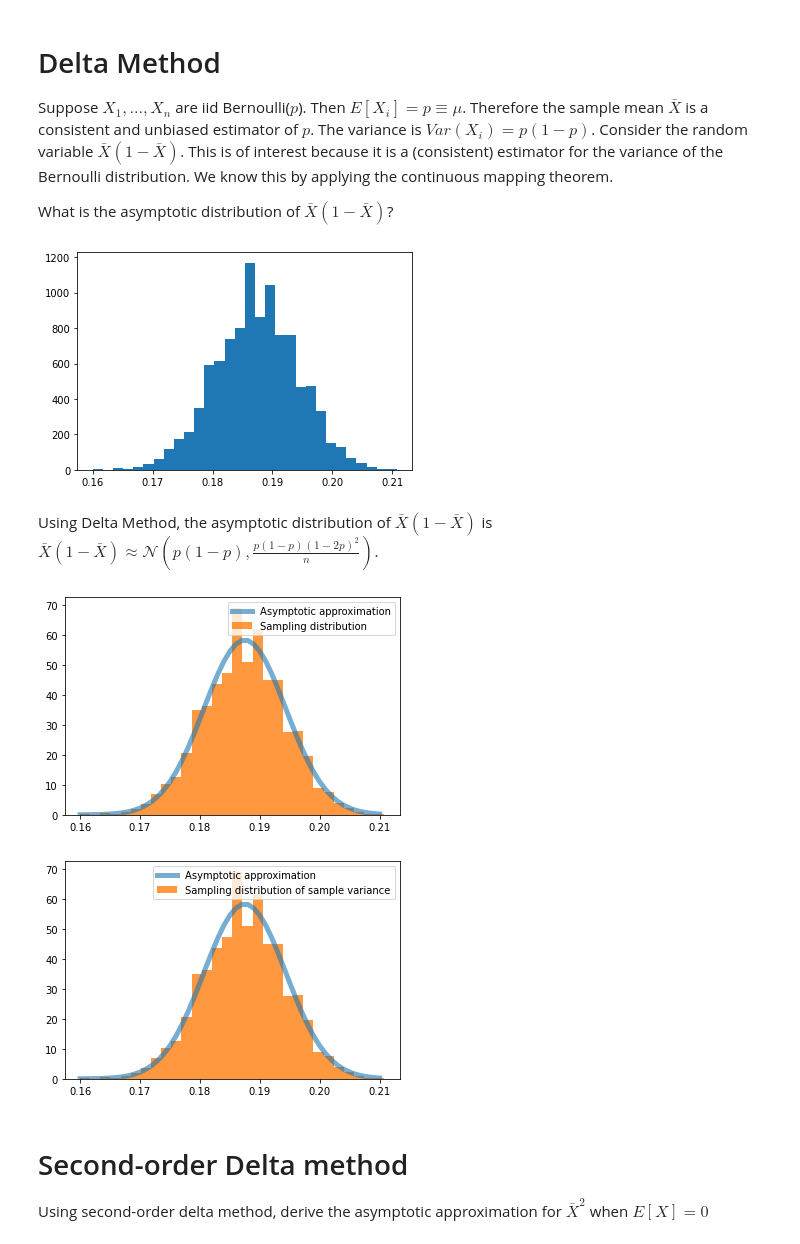
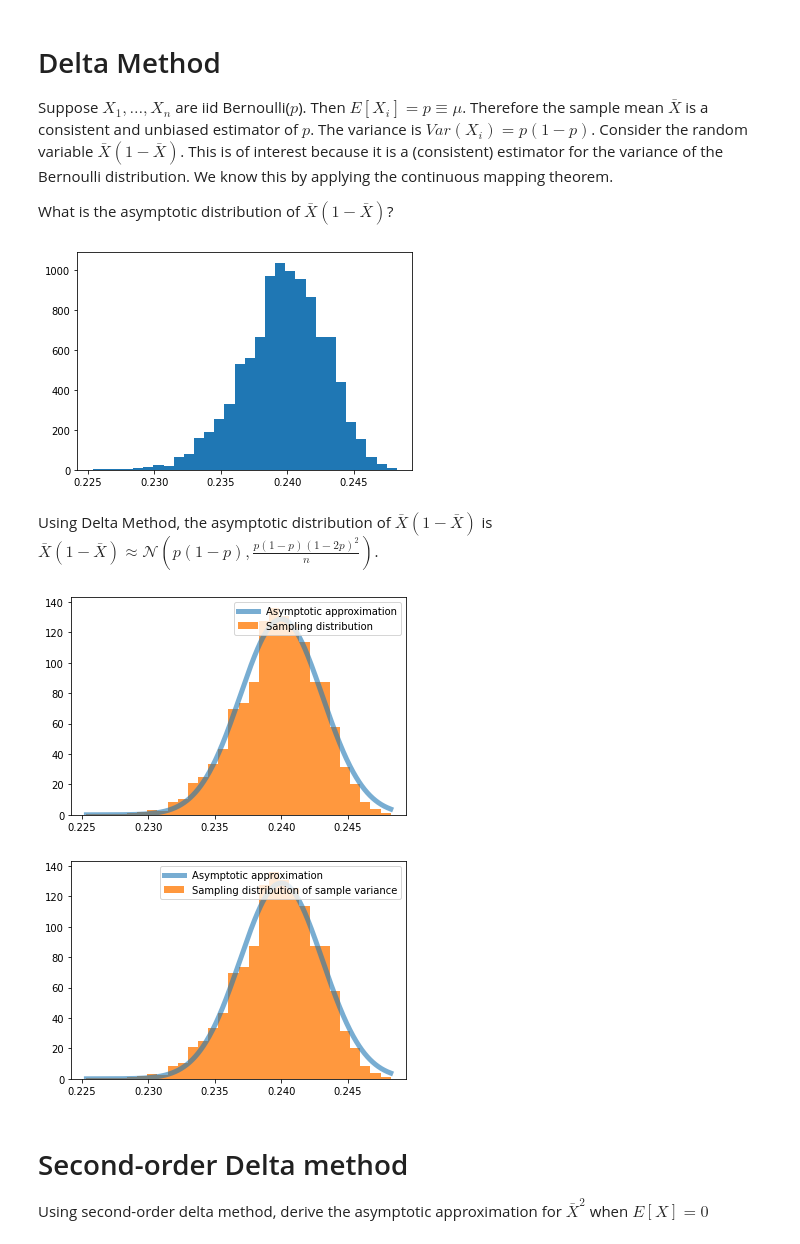
Before and after one commit to khaichiong/meco7312, a Jupyter notebook: L6_Asymptotics.ipynb, the cells around one changed output. Saved outputs shown, nothing was run; the diff lists cells and outputs as text; code cells hidden in the pictures.

```diff
--- a/L6_Asymptotics.ipynb
+++ b/L6_Asymptotics.ipynb
@@ -130,7 +124,7 @@ Suppose $X_{1},\dots, X_{n}$ are iid Bernoulli($p$). Then $E[X_{i}] = p \equiv \
 
 What is the asymptotic distribution of $\bar{X}(1-\bar{X})$?
 # %%
-p = 0.25
+p = 0.4
 n = 1000
 s = 10000
 x = np.random.binomial(1,p,(n,s))
@@ -140,32 +134,30 @@ sample_mean = np.mean(x,axis=0)
 plt.hist(sample_mean*(1-sample_mean),bins=30)
 plt.show()
 # %% [output]
-[figure, old version]
+[figure, new version]
 # %% [markdown]
 Using Delta Method, the asymptotic distribution of $\bar{X}(1-\bar{X})$ is $\bar{X}(1-\bar{X}) \approx \mathcal{N}\left( p(1-p),\frac{p(1-p)(1-2p)^2}{n}\right)$.
 # %%
 #Compare with the asymptotic approximation
-z = np.arange(min(sample_mean*(1-sample_mean)),max(sample_mean*(1-sample_mean)),0.001)
-fig, ax = plt.subplots(1, 1)
-ax.plot(z,norm.pdf(z, p*(1-p), np.sqrt((p*(1-p)*(1-2*p)**2)/n)),lw=5, alpha=0.6, label='Asymptotic approximation')
-ax.hist(sample_mean*(1-sample_mean),bins=30,density=True, histtype='stepfilled', alpha=0.8, label='Sampling distribution')
-ax.legend(loc='upper right')
+z = np.linspace(min(sample_mean*(1-sample_mean)),max(sample_mean*(1-sample_mean)),1000)
+plt.plot(z,norm.pdf(z, p*(1-p), np.sqrt((p*(1-p)*(1-2*p)**2)/n)),lw=5, alpha=0.6, label='Asymptotic approximation')
+plt.hist(sample_mean*(1-sample_mean),bins=30,density=True, histtype='stepfilled', alpha=0.8, label='Sampling distribution')
+plt.legend(loc='upper right')
 plt.show()
 # %% [output]
-[figure, old version]
+[figure, new version]
 # %%
 #take the sample variance of each experiment
 sample_var = np.var(x,axis=0)
 # %%
 #Sampling distribution of sample variance
-z = np.arange(min(sample_var),max(sample_var),0.001)
-fig, ax = plt.subplots(1, 1)
-ax.plot(z,norm.pdf(z, p*(1-p), np.sqrt((p*(1-p)*(1-2*p)**2)/n)),lw=5, alpha=0.6, label='Asymptotic approximation')
-ax.hist(sample_var,bins=30,density=True, histtype='stepfilled', alpha=0.8, label='Sampling distribution of sample variance')
-ax.legend(loc='upper right')
+z = np.linspace(min(sample_mean*(1-sample_mean)),max(sample_mean*(1-sample_mean)),1000)
+plt.plot(z,norm.pdf(z, p*(1-p), np.sqrt((p*(1-p)*(1-2*p)**2)/n)),lw=5, alpha=0.6, label='Asymptotic approximation')
+plt.hist(sample_var,bins=30,density=True, histtype='stepfilled', alpha=0.8, label='Sampling distribution of sample variance')
+plt.legend(loc='upper right')
 plt.show()
 # %% [output]
-[figure, old version]
+[figure, new version]
 # %% [markdown]
 # Second-order Delta method
 
```
Also changed, not shown: parts of 11 cells of this notebook.
